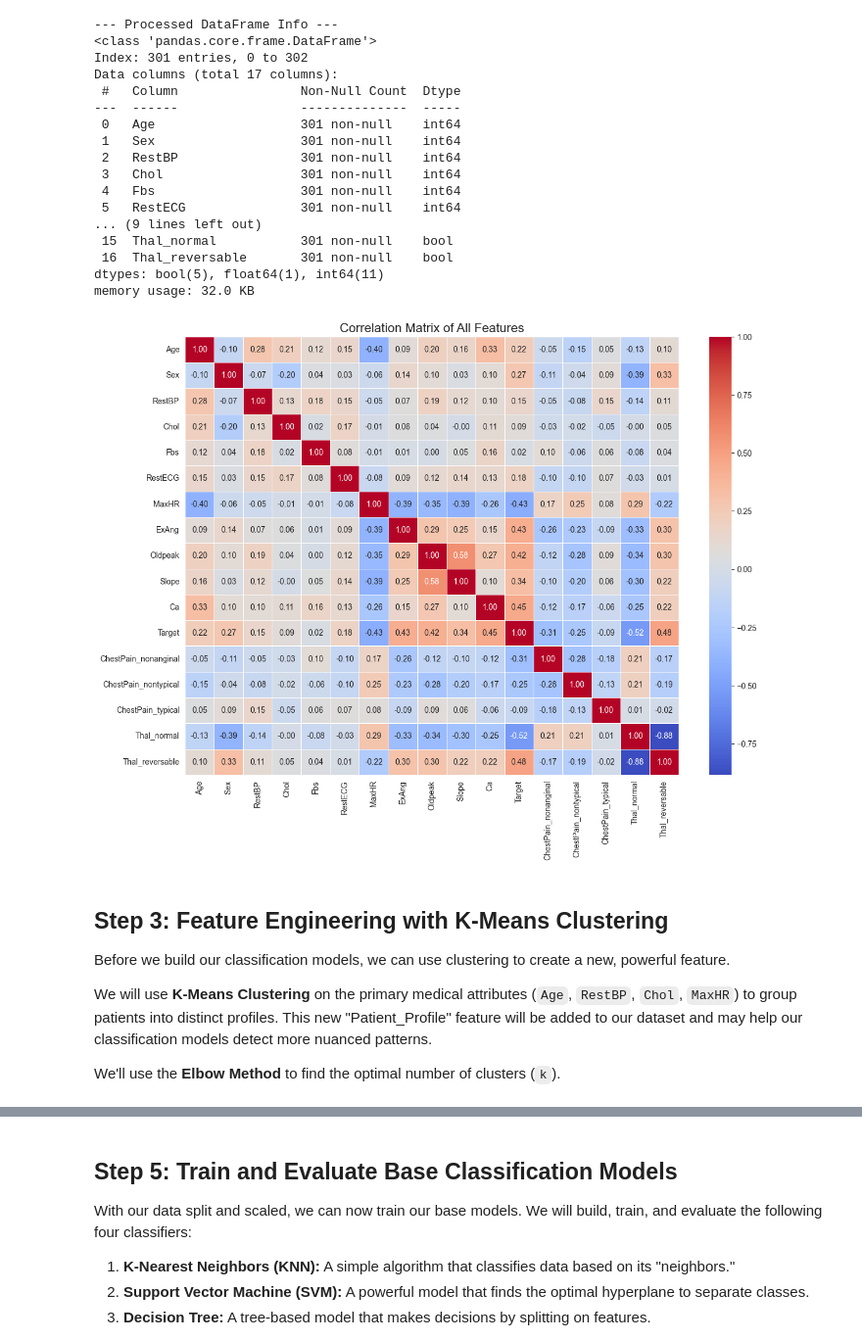
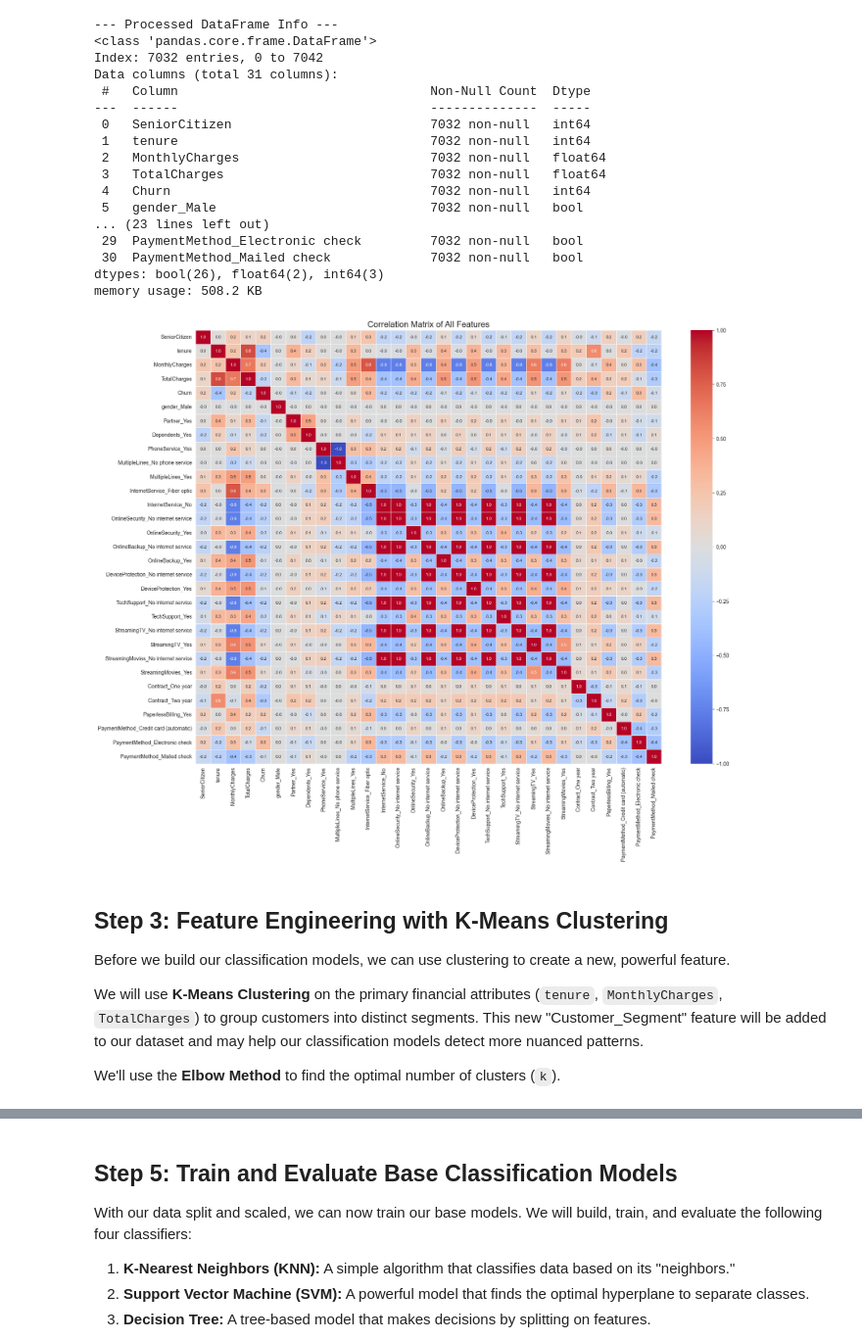
Before and after one commit to RishiWaghmare12/AIML-project-MDM, a Jupyter notebook: aiml_pr7.ipynb, the cells around one changed output, grey strips where cells are left out. Shown at 98% size. Cells and saved outputs as stored; diff of their text form; code cells hidden in the pictures.

Commit message:
feat(project): Migrate to Telco Customer Churn Prediction

```diff
--- a/aiml_pr7.ipynb
+++ b/aiml_pr7.ipynb
@@ -42,12 +42,12 @@ from sklearn.metrics import classification_report, confusion_matrix, accuracy_sc
 # Set plot style
 sns.set_style('whitegrid')
 
-# Load the local dataset
+# Load the new dataset
 try:
-    df = pd.read_csv('heart.csv')
+    df = pd.read_csv('WA_Fn-UseC_-Telco-Customer-Churn.csv')
     print("Dataset loaded successfully!")
 except FileNotFoundError:
-    print("File 'heart.csv' not found. Please make sure it's in the same directory as this notebook.")
+    print("File 'WA_Fn-UseC_-Telco-Customer-Churn.csv' not found. Please upload it.")
 
 # Display the first 5 rows
 df.head()
@@ -130,47 +130,58 @@ After cleaning, we'll create a correlation heatmap to visualize how each feature
 # %%
 # 1. Data Cleaning
-# Drop rows with any missing values (will drop the 2 rows with missing 'Thal')
+# Convert 'TotalCharges' to numeric, errors='coerce' will turn blanks into NaN
+df['TotalCharges'] = pd.to_numeric(df['TotalCharges'], errors='coerce')
+
+# Drop the rows with NaN values (which are the ones from TotalCharges)
 df_clean = df.dropna()
 
-# 2. One-hot encode the categorical columns
-# We use drop_first=True to avoid the "dummy variable trap" (multicollinearity)
-df_processed = pd.get_dummies(df_clean, columns=['ChestPain', 'Thal'], drop_first=True)
+# Drop customerID as it's just an identifier
+df_clean = df_clean.drop('customerID', axis=1)
+
+# 2. Convert Target Variable
+# Convert 'Churn' from 'Yes'/'No' to 1/0
+df_clean['Churn'] = df_clean['Churn'].apply(lambda x: 1 if x == 'Yes' else 0)
+
+# 3. One-hot encode all remaining categorical columns
+# Identify object columns to encode (excluding 'Churn' which is already done)
+categorical_cols = df_clean.select_dtypes(include=['object']).columns
+df_processed = pd.get_dummies(df_clean, columns=categorical_cols, drop_first=True)
 
 # Display the .info() of the processed dataframe to see the new columns
 print("--- Processed DataFrame Info ---")
 df_processed.info()
 
-# 3. Correlation Heatmap
-plt.figure(figsize=(14, 10))
+# 4. Correlation Heatmap
+plt.figure(figsize=(20, 15)) # Increased size for more features
 correlation_matrix = df_processed.corr()
-sns.heatmap(correlation_matrix, annot=True, cmap='coolwarm', fmt='.2f', linewidths=0.5)
+sns.heatmap(correlation_matrix, annot=True, cmap='coolwarm', fmt='.1f', linewidths=0.5, annot_kws={"size": 8})
 plt.title('Correlation Matrix of All Features', fontsize=16)
 plt.show()
 # %% [output]
 --- Processed DataFrame Info ---
 <class 'pandas.core.frame.DataFrame'>
-Index: 301 entries, 0 to 302
-Data columns (total 17 columns):
- #   Column                Non-Null Count  Dtype
----  ------                --------------  -----
- 0   Age                   301 non-null    int64
- 1   Sex                   301 non-null    int64
- 2   RestBP                301 non-null    int64
- 3   Chol                  301 non-null    int64
- 4   Fbs                   301 non-null    int64
- 5   RestECG               301 non-null    int64
-... (9 lines left out)
- 15  Thal_normal           301 non-null    bool
- 16  Thal_reversable       301 non-null    bool
-dtypes: bool(5), float64(1), int64(11)
-memory usage: 32.0 KB
+Index: 7032 entries, 0 to 7042
+Data columns (total 31 columns):
+ #   Column                                 Non-Null Count  Dtype
+---  ------                                 --------------  -----
+ 0   SeniorCitizen                          7032 non-null   int64
+ 1   tenure                                 7032 non-null   int64
+ 2   MonthlyCharges                         7032 non-null   float64
+ 3   TotalCharges                           7032 non-null   float64
+ 4   Churn                                  7032 non-null   int64
+ 5   gender_Male                            7032 non-null   bool
+... (23 lines left out)
+ 29  PaymentMethod_Electronic check         7032 non-null   bool
+ 30  PaymentMethod_Mailed check             7032 non-null   bool
+dtypes: bool(26), float64(2), int64(3)
+memory usage: 508.2 KB
-[figure, old version]
+[figure, new version]
 # %% [markdown]
 ## Step 3: Feature Engineering with K-Means Clustering
 
 Before we build our classification models, we can use clustering to create a new, powerful feature.
 
-We will use **K-Means Clustering** on the primary medical attributes (`Age`, `RestBP`, `Chol`, `MaxHR`) to group patients into distinct profiles. This new "Patient_Profile" feature will be added to our dataset and may help our classification models detect more nuanced patterns.
+We will use **K-Means Clustering** on the primary financial attributes (`tenure`, `MonthlyCharges`, `TotalCharges`) to group customers into distinct segments. This new "Customer_Segment" feature will be added to our dataset and may help our classification models detect more nuanced patterns.
 
 We'll use the **Elbow Method** to find the optimal number of clusters (`k`).
 # %%
```
Also changed, not shown: parts of 20 cells of this notebook, 7 other files.
